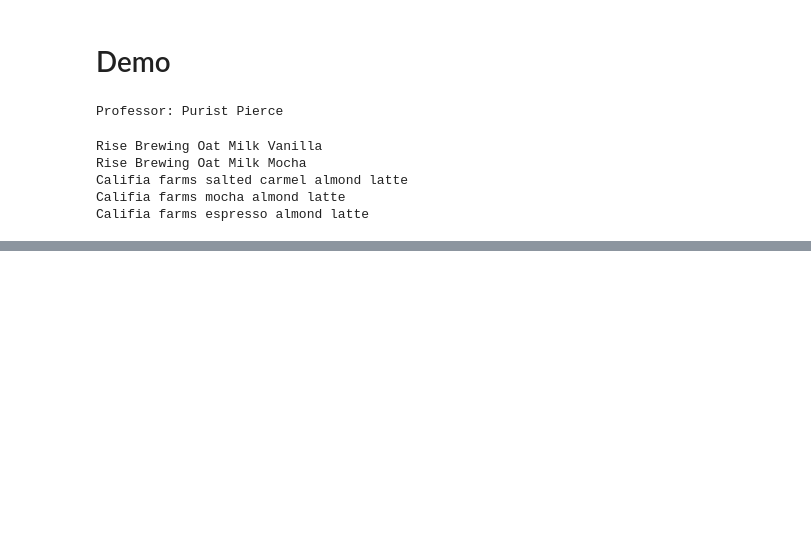
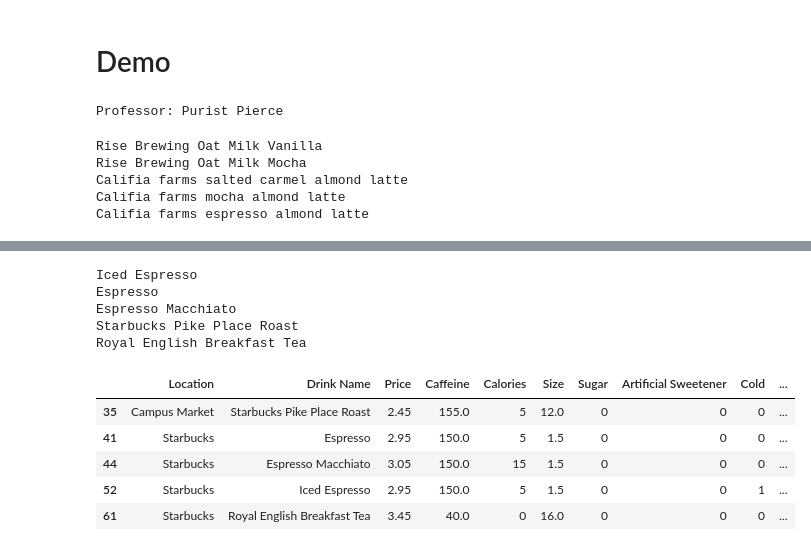
Before and after one commit to nallen19/CaffeineVisualization, a Jupyter notebook: Personas.ipynb, the cells around one changed output, grey strips where cells are left out. Cells and saved outputs as stored; diff of their text form; code cells hidden in the pictures; blank space fills up the shorter version.

```diff
--- a/Personas.ipynb
+++ b/Personas.ipynb
@@ -406,0 +225,32 @@ df_caffeine[df_caffeine['Drink Name'].isin(sorted_drinks.index)]
+# %%
+# Fill in array in order above [Caffeine, Sugar, Artificial Sweetener, ..., Tea]
+test_subject = np.array([0, 0, 0, 0, 0, 0, 0, 0, 0]).reshape(1, -1)
+# %%
+test_subject = pd.DataFrame(test_subject.reshape(1, -1), columns=df_persona.columns[1:])
+
+your_name_std = scaler.transform(test_subject)
+distances = np.sqrt(np.sum((standardized_drinks - your_name_std) ** 2, axis=1))
+df_distances = pd.DataFrame([distances], columns=drink_names)
+df_distances.head()
+
+# Number of drink recs
+n = 5
+
+sorted_drinks = df_distances.iloc[0].sort_values().head(n)
+for drink in sorted_drinks.index:
+    print(f"{drink}")
+# %% [output]
+Iced Espresso
+Espresso
+Espresso Macchiato
+Starbucks Pike Place Roast
+Royal English Breakfast Tea
+# %%
+df_caffeine[df_caffeine['Drink Name'].isin(sorted_drinks.index)]
+# %% [output]
+|  | Location | Drink Name | Price | Caffeine | Calories | Size | Sugar | Artificial Sweetener | Cold | ... |
+| 35 | Campus Market | Starbucks Pike Place Roast | 2.45 | 155.0 | 5 | 12.0 | 0 | 0 | 0 | ... |
+| 41 | Starbucks | Espresso | 2.95 | 150.0 | 5 | 1.5 | 0 | 0 | 0 | ... |
+| 44 | Starbucks | Espresso Macchiato | 3.05 | 150.0 | 15 | 1.5 | 0 | 0 | 0 | ... |
+| 52 | Starbucks | Iced Espresso | 2.95 | 150.0 | 5 | 1.5 | 0 | 0 | 1 | ... |
+| 61 | Starbucks | Royal English Breakfast Tea | 3.45 | 40.0 | 0 | 16.0 | 0 | 0 | 0 | ... |
```
Also changed, not shown: parts of 8 cells of this notebook, 1 other file.
